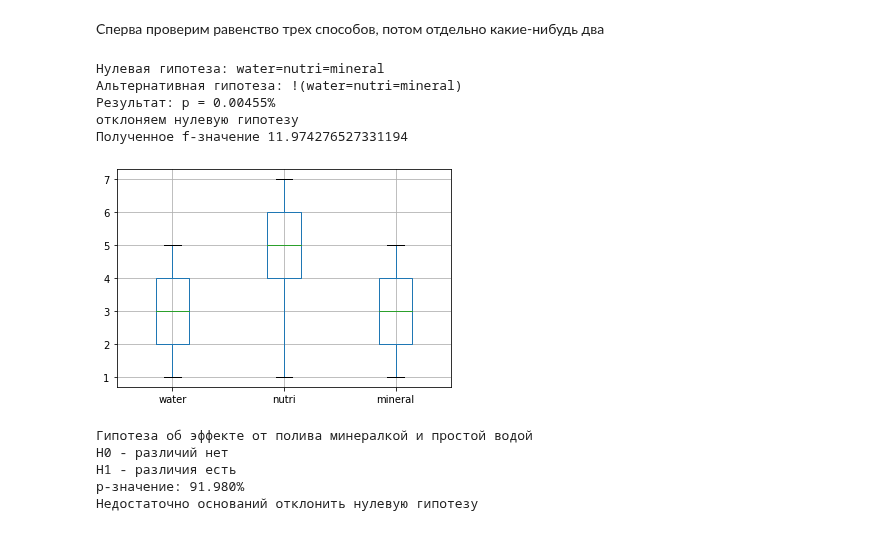
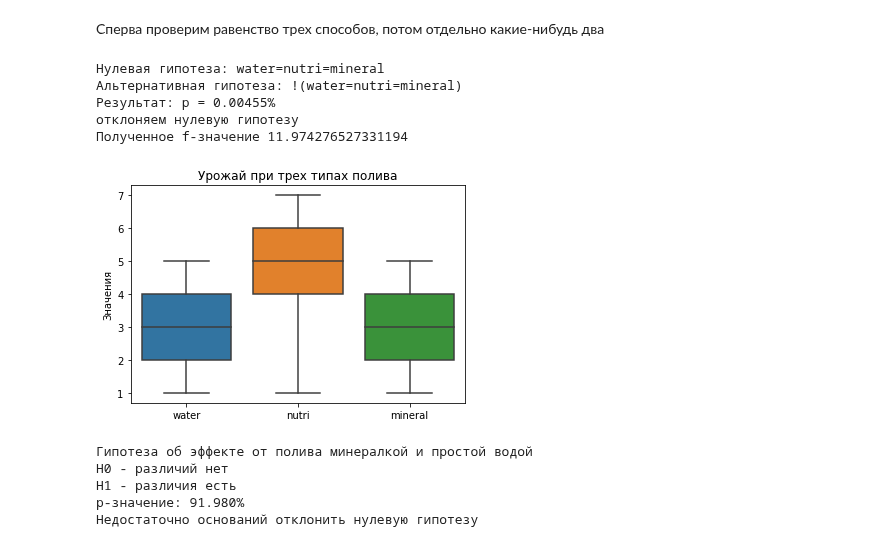
Before and after one commit to choodnovsky/Neto_DEGP-12, a Jupyter notebook: dz_3.07.ipynb, the cells around one changed output. Saved outputs shown, nothing was run; the diff lists cells and outputs as text; code cells hidden in the pictures.

```diff
--- a/dz_3.07.ipynb
+++ b/dz_3.07.ipynb
@@ -307,0 +308,12 @@ f_test(None, A, B, n=n)
+# %%
+n = 2
+alpha = 0.05/((n*(n-1))/2)
+f, p = stats.f_oneway(A, B)
+print('Нулевая гипотеза: все равны')
+print('Альтернативная гипотеза: какие-то не равны')
+print(f'Результат: p = {p:.5%}')
+if p < alpha:
+    print('отклоняем нулевую гипотезу')
+else:
+    print('НЕ отклоняем нулевую гипотезу')
+print(f"Полученное f-значение {f:.4f}")
@@ -330,8 +348,10 @@ df4 = pd.concat([pd.Series(i) for i in types], axis=1)
 df4.columns = ['water', 'nutri' , 'mineral']
 df4.dropna(inplace=True)
 # %%
-def anova_test(df, n=2):
-    df.boxplot()
+def anova_test(df, n=2, title=''):
+    sns.boxplot(data=df, orient='v')
+    plt.title(title)
+    plt.ylabel('Значения')
     df.dropna(inplace=True)
     alpha = 0.05/((n*(n-1))/2)
     print('Нулевая гипотеза:', '='.join(df))
@@ -356,14 +376,14 @@ def anova_test(df, n=2):
 # %% [markdown]
 Сперва проверим равенство трех способов, потом отдельно какие-нибудь два
 # %%
-anova_test(df4, n=n)
+anova_test(df4, n=n, title= 'Урожай при трех типах полива')
 # %% [output]
 Нулевая гипотеза: water=nutri=mineral
 Альтернативная гипотеза: !(water=nutri=mineral)
 Результат: p = 0.00455%
 отклоняем нулевую гипотезу
 Полученное f-значение 11.974276527331194
-[figure, old version]
+[figure, new version]
 # %%
 ttest(water, mineral, n=n, title='Гипотеза об эффекте от полива минералкой и простой водой\nH0 - различий нет\nH1 - различия есть')
 # %% [output]
```
Also changed, not shown: parts of 27 cells of this notebook.
